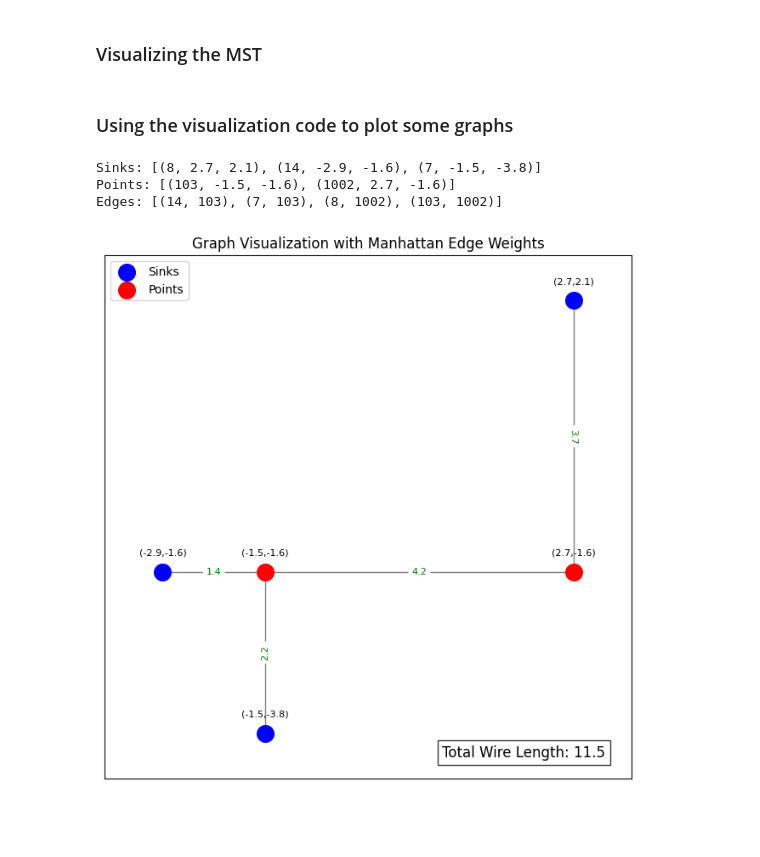
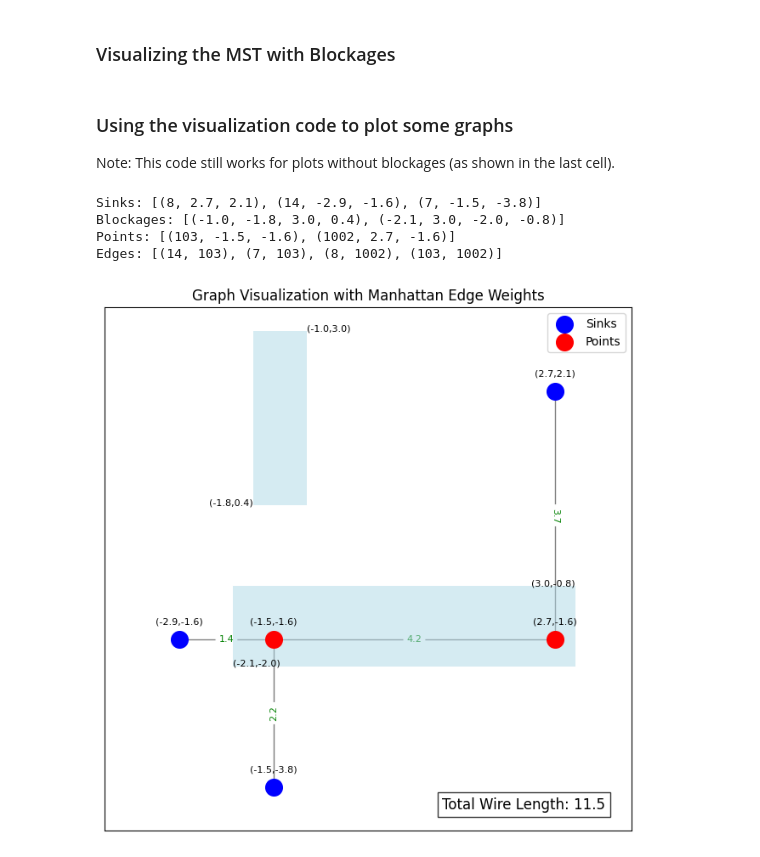
Before and after one commit to lambert-ike-1232/Sprintern-Cadence, a Jupyter notebook: Visualize_MST.ipynb, the cells around one changed output. Cells and saved outputs as stored; diff of their text form; code cells hidden in the pictures; blank space fills up the shorter version.

Commit message:
Visualization with Blockages added

```diff
--- a/Visualize_MST.ipynb
+++ b/Visualize_MST.ipynb
@@ -1,5 +1,5 @@
 # %% [markdown]
-### Visualizing the MST
+### Visualizing the MST with Blockages
 # %%
 import matplotlib.pyplot as plt
 import networkx as nx
@@ -15,15 +15,16 @@ def manhattan_distance(point1, point2):
     """
     return abs(point1[0] - point2[0]) + abs(point1[1] - point2[1])
 
-# Function to read .out file
+# Function to read .outb file
 def read_out_file(file_path):
     """
-    Reads the sinks, points, and edges from the .out file.
+    Reads the sinks, blockages, points, and edges from the .outb file.
 
     :param file_path: path of output file
-    :return: list of sinks, list of points, and list of edges
+    :return: list of sinks, list of blockages, list of points, and list of edges
     """
     sinks = []
+    blockages = []
     points = []
     edges = []
 
@@ -34,6 +35,10 @@ def read_out_file(file_path):
                 parts = line.split()
                 id, x, y = int(parts[1]), float(parts[2]), float(parts[3])
                 sinks.append((id, x, y))
+            elif line.startswith("blockage"):
+                parts = line.split()
+                id, x1, y1, x2, y2 = int(parts[1]), float(parts[2]), float(parts[3]), float(parts[4]), float(parts[5])
+                blockages.append((x1, x2, y1, y2))
             elif line.startswith("point"):
                 parts = line.split()
                 id, x, y = int(parts[1]), float(parts[2]), float(parts[3])
@@ -43,7 +48,7 @@ def read_out_file(file_path):
                 u, v = int(parts[1]), int(parts[2])
                 edges.append((u, v))
 
-    return sinks, points, edges
+    return sinks, blockages, points, edges
 
 # Function to calculate edge weights for all edges
 def calculate_edge_weights(edges, node_positions):
@@ -65,7 +70,7 @@ def calculate_edge_weights(edges, node_positions):
     return edge_weights, total_wire_length
 
 # Function that plots the graph
-def plot_graph(sinks, points, edges, blockages=None):  # Added blockages parameter
+def plot_graph(sinks, points, edges, blockages=None):
     G = nx.Graph()
 
     # Add sinks and points as nodes
@@ -118,8 +123,11 @@ def plot_graph(sinks, points, edges, blockages=None):  # Added blockages paramet
     if blockages is not None:
         for blockage in blockages:
             rect = plt.Rectangle((blockage[0], blockage[2]), blockage[1]-blockage[0], blockage[3]-blockage[2],
-                                  facecolor="gray", alpha=0.5)
+                                  facecolor="lightblue", alpha=0.5)
             plt.gca().add_patch(rect)
+            # Add coordinates to the blockage
+            plt.text(blockage[0], blockage[2], f"({blockage[0]},{blockage[2]})", fontsize=8, color='black', ha='left')
+            plt.text(blockage[1], blockage[3], f"({blockage[1]},{blockage[3]})", fontsize=8, color='black', ha='right')
 
     # Add legend
     plt.legend(scatterpoints=1, loc="best", fontsize=10)
@@ -128,23 +136,26 @@ def plot_graph(sinks, points, edges, blockages=None):  # Added blockages paramet
     plt.show()
 # %% [markdown]
 ### Using the visualization code to plot some graphs
+Note: This code still works for plots without blockages (as shown in the last cell).
 # %%
-# File path to the .out file
-file_path = "./data/r31.out"
+# File path to the .outb file
+file_path = "./data/r31b.out"
 
-# Read the .out file
-sinks, points, edges = read_out_file(file_path)
+# Read the .outb file
+sinks, blockages, points, edges = read_out_file(file_path)
 
 # Print the parsed data
 print(f"Sinks: {sinks}")
+print(f"Blockages: {blockages}")
 print(f"Points: {points}")
 print(f"Edges: {edges}")
 
-# Plot the graph
-plot_graph(sinks, points, edges)
+# Plot the graph with blockages
+plot_graph(sinks, points, edges, blockages=blockages)
 # %% [output]
 Sinks: [(8, 2.7, 2.1), (14, -2.9, -1.6), (7, -1.5, -3.8)]
+Blockages: [(-1.0, -1.8, 3.0, 0.4), (-2.1, 3.0, -2.0, -0.8)]
 Points: [(103, -1.5, -1.6), (1002, 2.7, -1.6)]
 Edges: [(14, 103), (7, 103), (8, 1002), (103, 1002)]
-[figure, old version]
+[figure, new version]
 # %%
```
Also changed, not shown: parts of 6 cells of this notebook.
